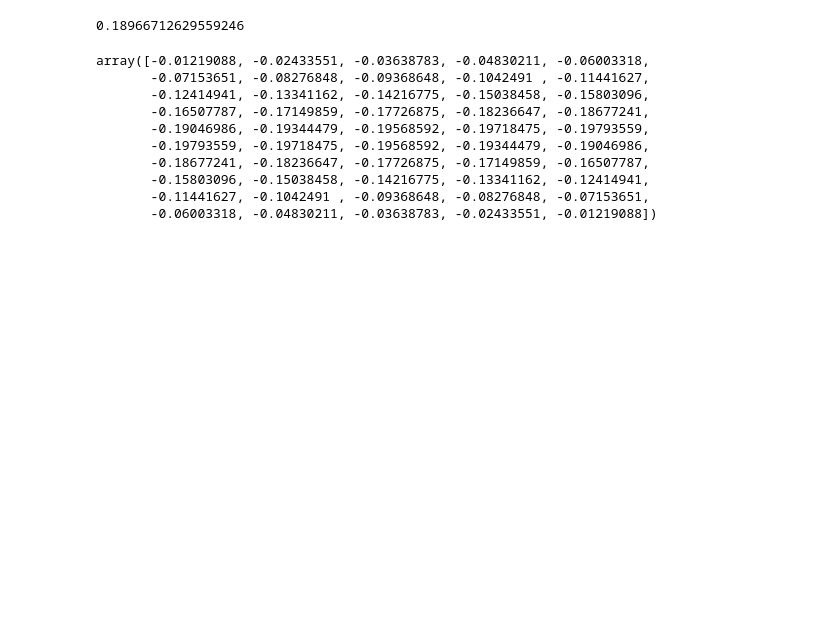
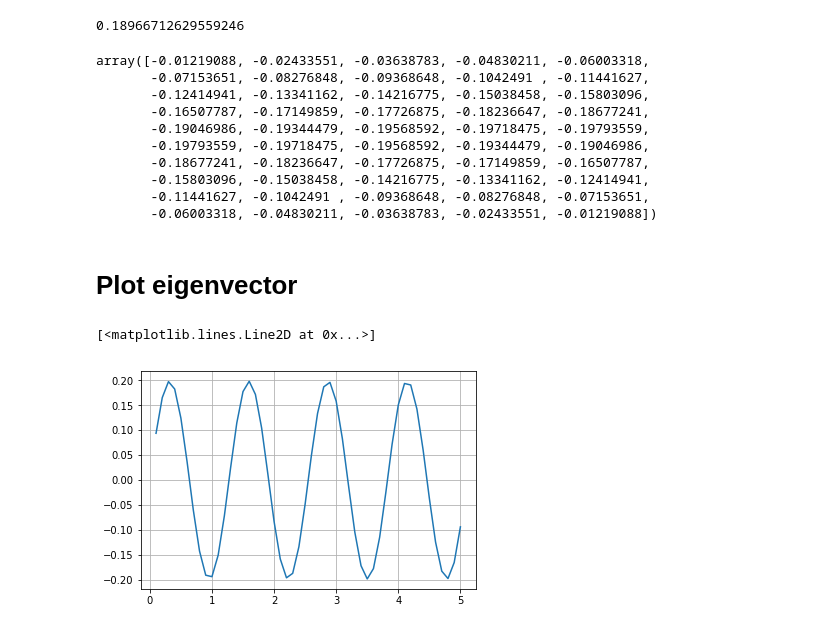
Before and after one commit to jam31118/notebooks-qm, a Jupyter notebook: 02-physics/02-1d-infinite-potential/01-particle-in-a-box-energy-eigenstates.ipynb, the cells around one changed output. Cells and saved outputs as stored; diff of their text form; code cells hidden in the pictures; blank space fills up the shorter version.

```diff
--- a/02-physics/02-1d-infinite-potential/01-particle-in-a-box-energy-eigenstates.ipynb
+++ b/02-physics/02-1d-infinite-potential/01-particle-in-a-box-energy-eigenstates.ipynb
@@ -183,3 +183,10 @@ array([-0.01219088, -0.02433551, -0.03638783, -0.04830211, -0.06003318,
        -0.15803096, -0.15038458, -0.14216775, -0.13341162, -0.12414941,
        -0.11441627, -0.1042491 , -0.09368648, -0.08276848, -0.07153651,
        -0.06003318, -0.04830211, -0.03638783, -0.02433551, -0.01219088])
+# %% [markdown]
+# Plot eigenvector
+# %%
+plt.plot(x_array, eigen_vectors[:,7])
+# %% [output]
+[<matplotlib.lines.Line2D at 0x...>]
+[figure, added]
```
Also changed, not shown: parts of 1 cell of this notebook, 20 other files.
